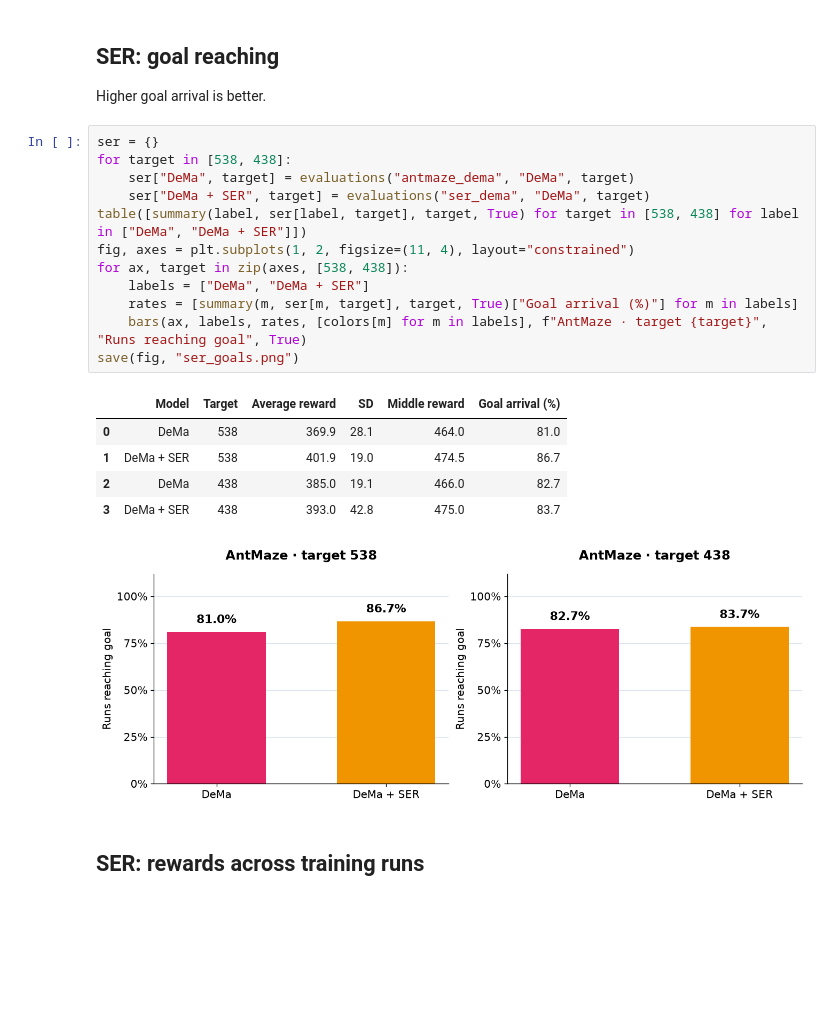
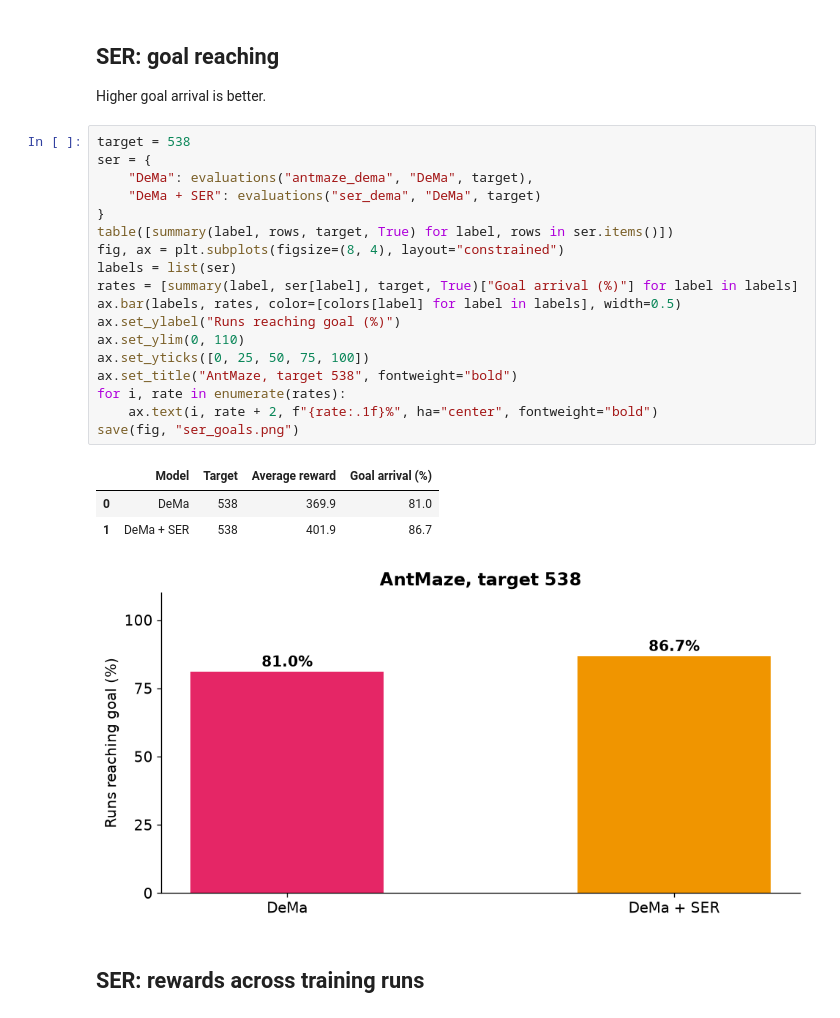
Before and after one commit to helihathi/DeMa-Linear-Time-Sequence-Modeling-for-Offline-Reinforcement-Learning, a Jupyter notebook: 02_SER_and_MultiGrainedSSM_vs_DeMa.ipynb, the cells around one changed output. Drawn from its saved outputs; the diff is of its cells as text; blank space fills up the shorter version.

```diff
--- a/02_SER_and_MultiGrainedSSM_vs_DeMa.ipynb
+++ b/02_SER_and_MultiGrainedSSM_vs_DeMa.ipynb
@@ -125,24 +93,28 @@ def losses(cases, name):
 
 Higher goal arrival is better.
 # %%
-ser = {}
-for target in [538, 438]:
-    ser["DeMa", target] = evaluations("antmaze_dema", "DeMa", target)
-    ser["DeMa + SER", target] = evaluations("ser_dema", "DeMa", target)
-table([summary(label, ser[label, target], target, True) for target in [538, 438] for label in ["DeMa", "DeMa + SER"]])
-fig, axes = plt.subplots(1, 2, figsize=(11, 4), layout="constrained")
-for ax, target in zip(axes, [538, 438]):
-    labels = ["DeMa", "DeMa + SER"]
-    rates = [summary(m, ser[m, target], target, True)["Goal arrival (%)"] for m in labels]
-    bars(ax, labels, rates, [colors[m] for m in labels], f"AntMaze · target {target}", "Runs reaching goal", True)
+target = 538
+ser = {
+    "DeMa": evaluations("antmaze_dema", "DeMa", target),
+    "DeMa + SER": evaluations("ser_dema", "DeMa", target)
+}
+table([summary(label, rows, target, True) for label, rows in ser.items()])
+fig, ax = plt.subplots(figsize=(8, 4), layout="constrained")
+labels = list(ser)
+rates = [summary(label, ser[label], target, True)["Goal arrival (%)"] for label in labels]
+ax.bar(labels, rates, color=[colors[label] for label in labels], width=0.5)
+ax.set_ylabel("Runs reaching goal (%)")
+ax.set_ylim(0, 110)
+ax.set_yticks([0, 25, 50, 75, 100])
+ax.set_title("AntMaze, target 538", fontweight="bold")
+for i, rate in enumerate(rates):
+    ax.text(i, rate + 2, f"{rate:.1f}%", ha="center", fontweight="bold")
 save(fig, "ser_goals.png")
 # %% [output]
-|  | Model | Target | Average reward | SD | Middle reward | Goal arrival (%) |
-| 0 | DeMa | 538 | 369.9 | 28.1 | 464.0 | 81.0 |
-| 1 | DeMa + SER | 538 | 401.9 | 19.0 | 474.5 | 86.7 |
-| 2 | DeMa | 438 | 385.0 | 19.1 | 466.0 | 82.7 |
-| 3 | DeMa + SER | 438 | 393.0 | 42.8 | 475.0 | 83.7 |
+|  | Model | Target | Average reward | Goal arrival (%) |
+| 0 | DeMa | 538 | 369.9 | 81.0 |
+| 1 | DeMa + SER | 538 | 401.9 | 86.7 |
-[figure, old version]
+[figure, new version]
 # %% [markdown]
 ## SER: rewards across training runs
 # %%
```
Also changed, not shown: parts of 8 cells of this notebook, 7 other files.
